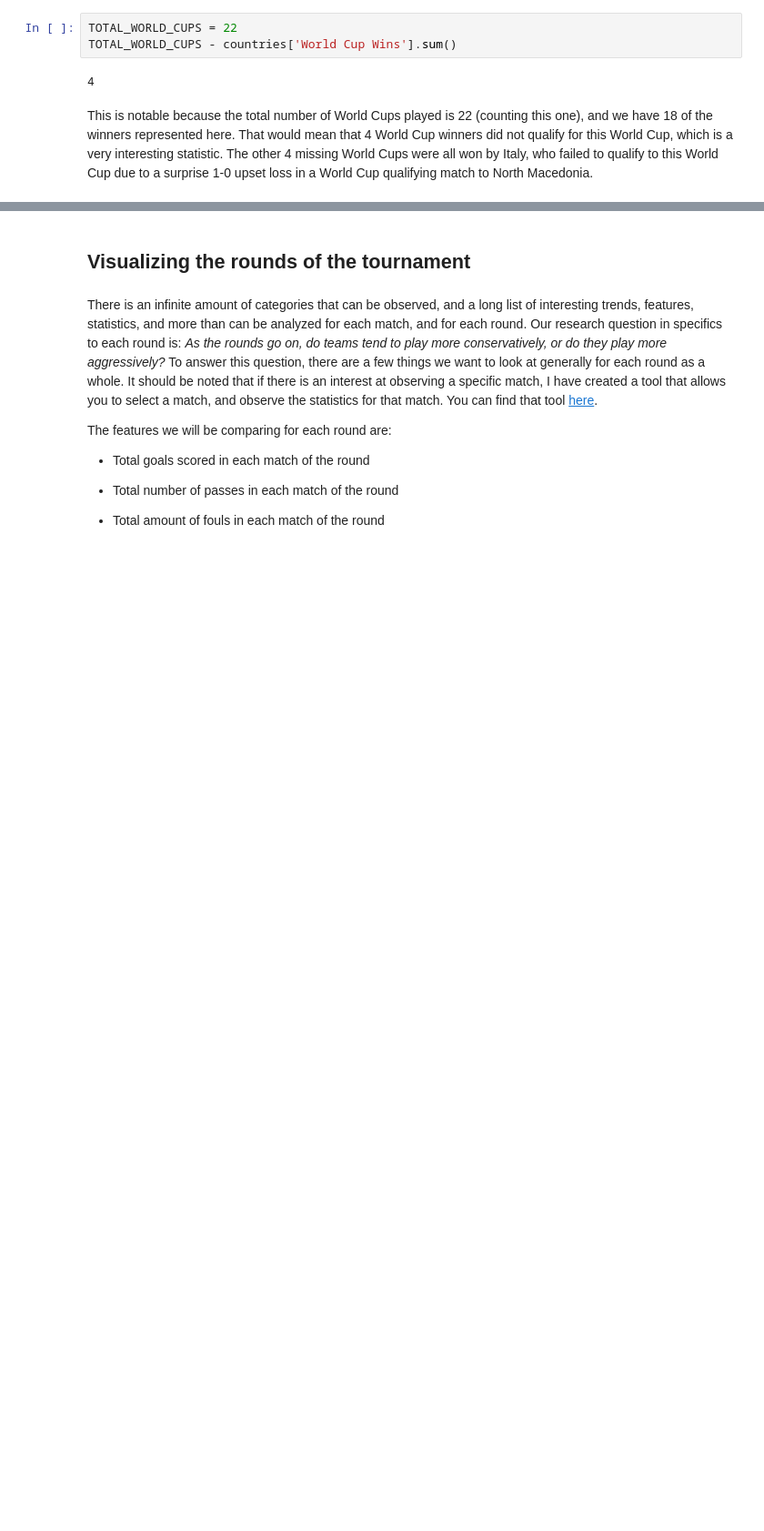
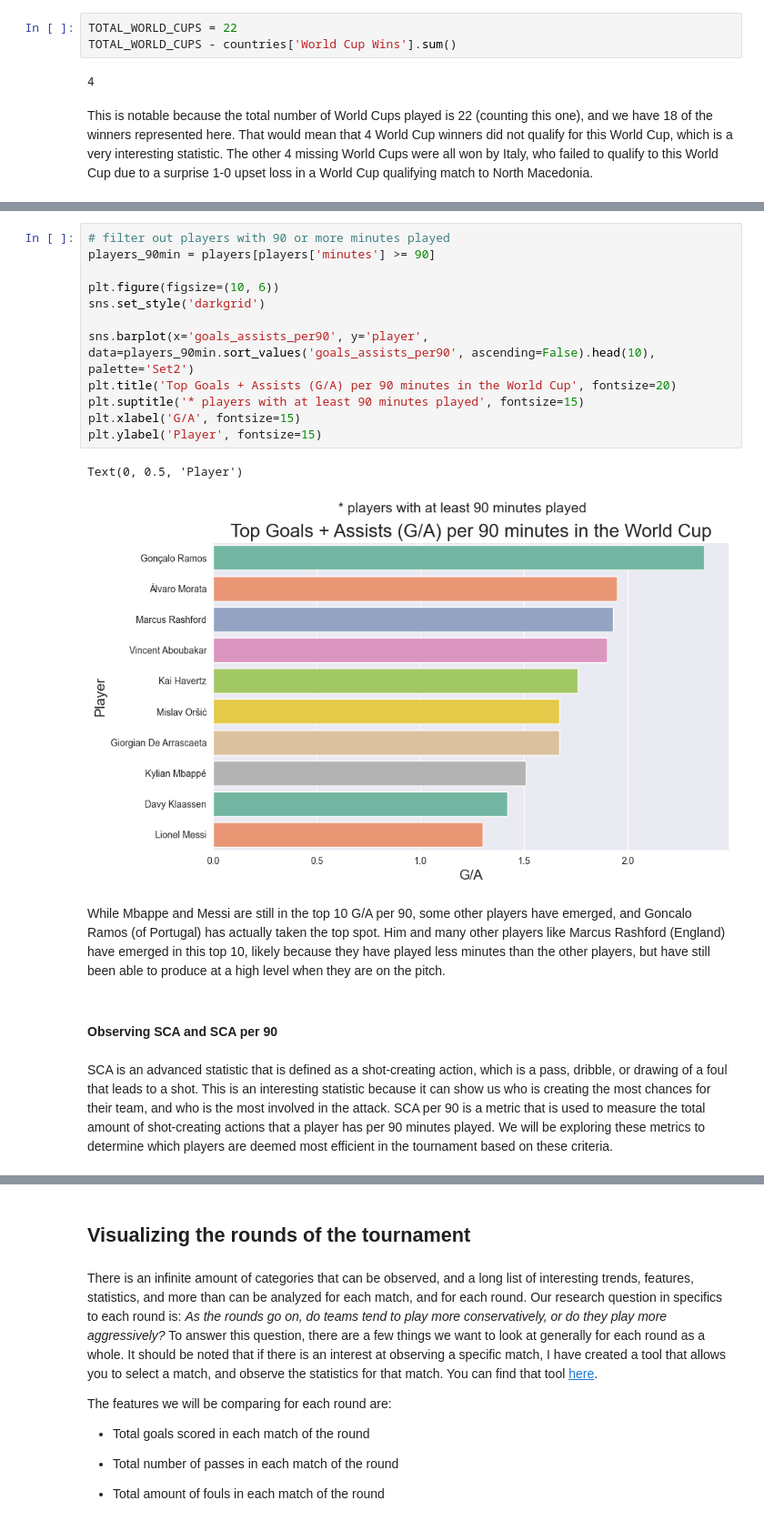
Before and after one commit to ccvale/2022-Qatar-World-Cup-Analysis, a Jupyter notebook: worldcup.ipynb, the cells around one changed output, grey strips where cells are left out. Shown at 91% size. Cells and saved outputs as stored; diff of their text form; blank space fills up the shorter version.

Commit message:
sort

```diff
--- a/worldcup.ipynb
+++ b/worldcup.ipynb
@@ -702,0 +613,21 @@ This is notable because the total number of World Cups played is 22 (counting th
+# %%
+# filter out players with 90 or more minutes played
+players_90min = players[players['minutes'] >= 90]
+
+plt.figure(figsize=(10, 6))
+sns.set_style('darkgrid')
+
+sns.barplot(x='goals_assists_per90', y='player', data=players_90min.sort_values('goals_assists_per90', ascending=False).head(10), palette='Set2')
+plt.title('Top Goals + Assists (G/A) per 90 minutes in the World Cup', fontsize=20)
+plt.suptitle('* players with at least 90 minutes played', fontsize=15)
+plt.xlabel('G/A', fontsize=15)
+plt.ylabel('Player', fontsize=15)
+# %% [output]
+Text(0, 0.5, 'Player')
+[figure, added]
+# %% [markdown]
+While Mbappe and Messi are still in the top 10 G/A per 90, some other players have emerged, and Goncalo Ramos (of Portugal) has actually taken the top spot. Him and many other players like Marcus Rashford (England) have emerged in this top 10, likely because they have played less minutes than the other players, but have still been able to produce at a high level when they are on the pitch.
+# %% [markdown]
+#### Observing SCA and SCA per 90
+# %% [markdown]
+SCA is an advanced statistic that is defined as a shot-creating action, which is a pass, dribble, or drawing of a foul that leads to a shot. This is an interesting statistic because it can show us who is creating the most chances for their team, and who is the most involved in the attack. SCA per 90 is a metric that is used to measure the total amount of shot-creating actions that a player has per 90 minutes played. We will be exploring these metrics to determine which players are deemed most efficient in the tournament based on these criteria.
```
Also changed, not shown: parts of 79 cells of this notebook, 13 other files.
